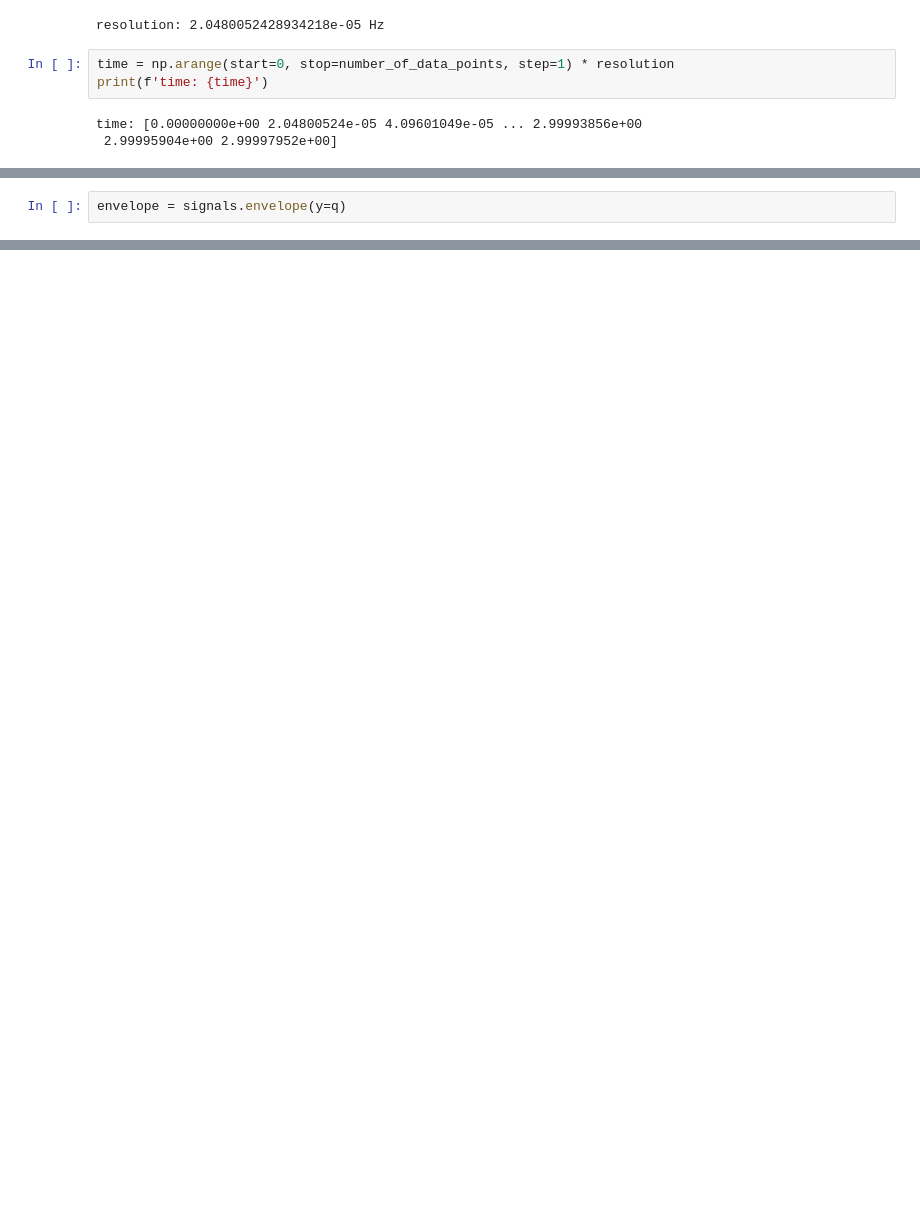
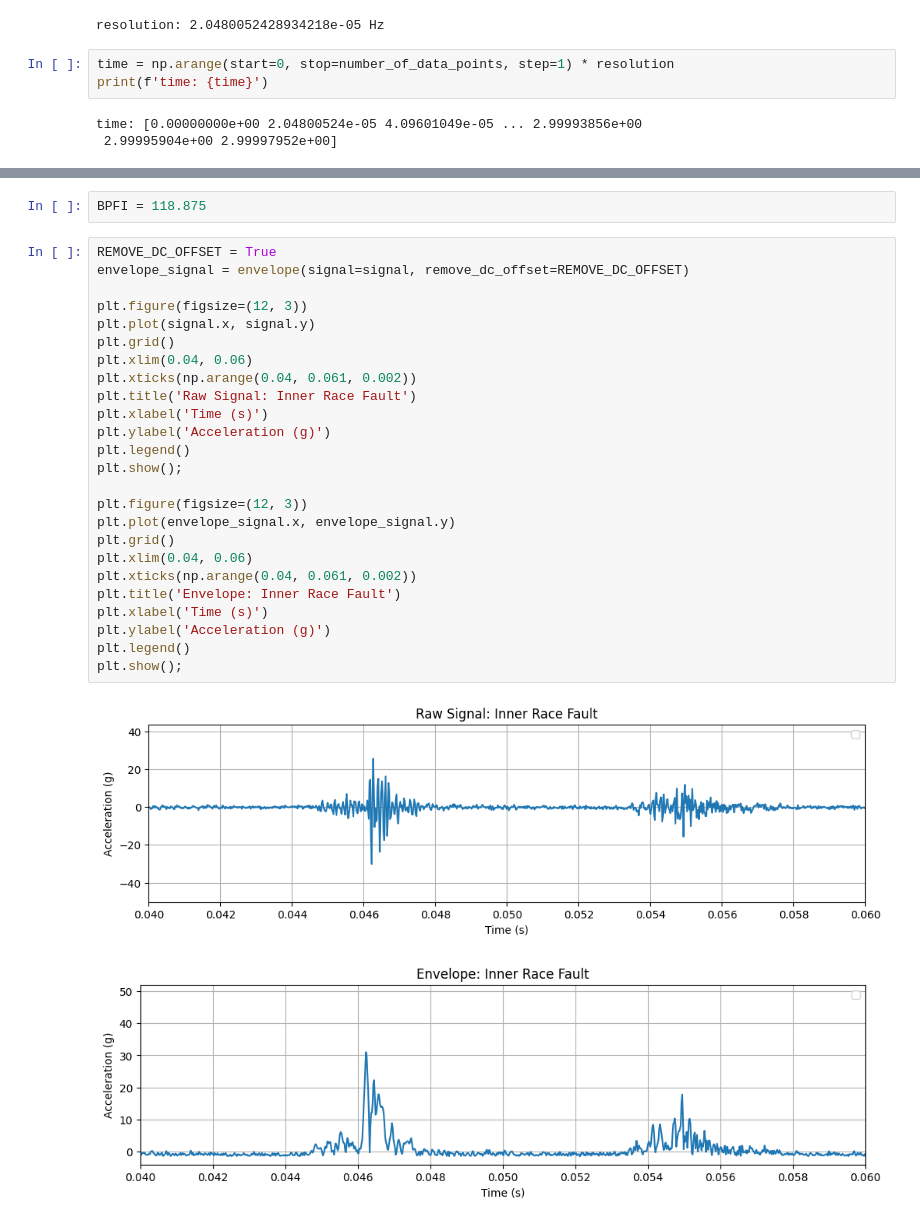
Before and after one commit to idloea/nasa-bearings, a Jupyter notebook: notebooks/frequency_domain.ipynb, the cells around one changed output, grey strips where cells are left out. Saved outputs shown, nothing was run; the diff lists cells and outputs as text; blank space fills up the shorter version.

```diff
--- a/notebooks/frequency_domain.ipynb
+++ b/notebooks/frequency_domain.ipynb
@@ -182,2 +67,0 @@ q = q_chirp * gaussian_window
-# %%
-envelope = signals.envelope(y=q)
@@ -194,0 +95,30 @@ plt.show();
+# %%
+BPFI = 118.875
+# %%
+REMOVE_DC_OFFSET = True
+envelope_signal = envelope(signal=signal, remove_dc_offset=REMOVE_DC_OFFSET)
+
+plt.figure(figsize=(12, 3))
+plt.plot(signal.x, signal.y)
+plt.grid()
+plt.xlim(0.04, 0.06)
+plt.xticks(np.arange(0.04, 0.061, 0.002))
+plt.title('Raw Signal: Inner Race Fault')
+plt.xlabel('Time (s)')
+plt.ylabel('Acceleration (g)')
+plt.legend()
+plt.show();
+
+plt.figure(figsize=(12, 3))
+plt.plot(envelope_signal.x, envelope_signal.y)
+plt.grid()
+plt.xlim(0.04, 0.06)
+plt.xticks(np.arange(0.04, 0.061, 0.002))
+plt.title('Envelope: Inner Race Fault')
+plt.xlabel('Time (s)')
+plt.ylabel('Acceleration (g)')
+plt.legend()
+plt.show();
+# %% [output]
+[figure, added]
+[figure, added]
```
Also changed, not shown: parts of 25 cells of this notebook, 4 other files.
